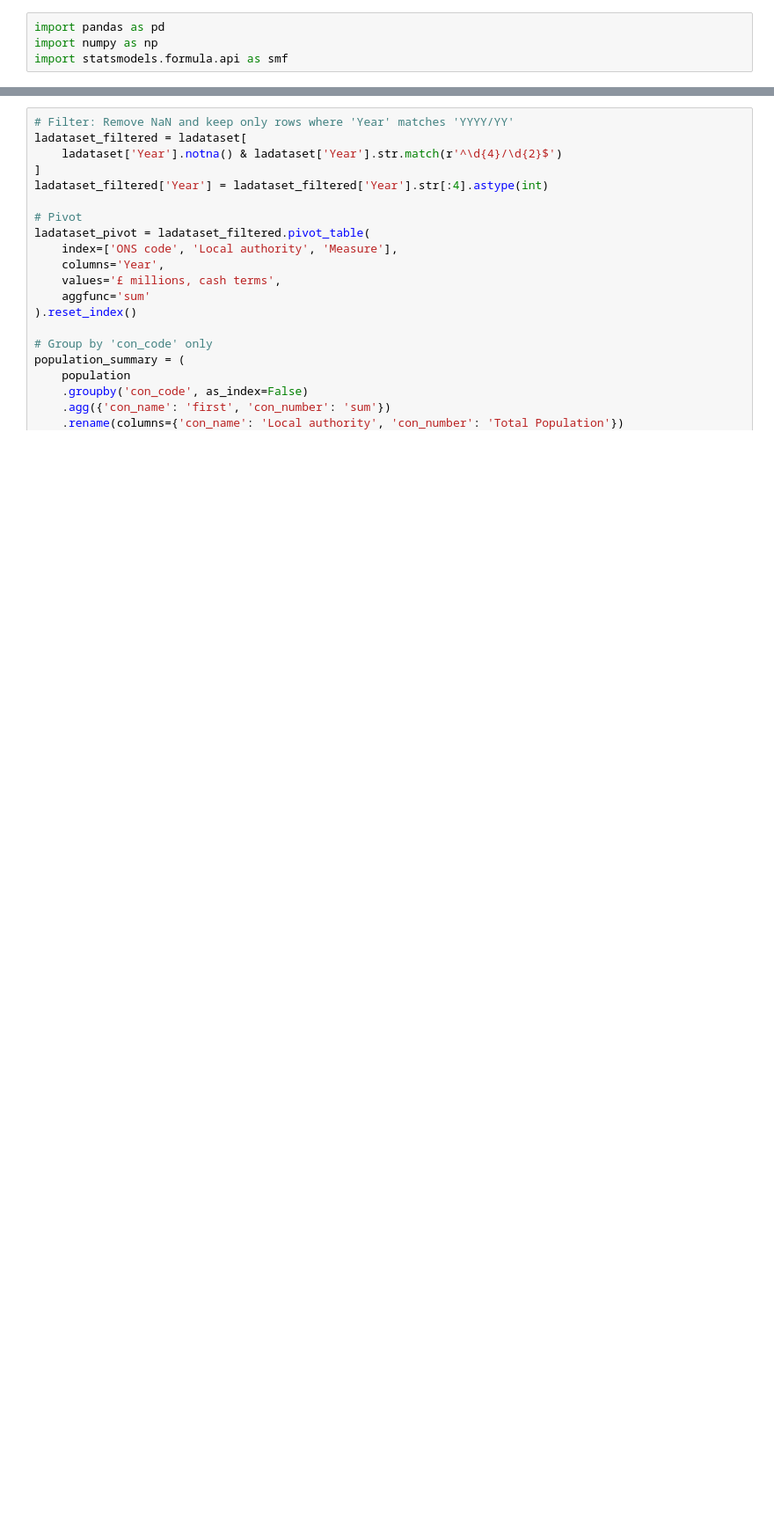
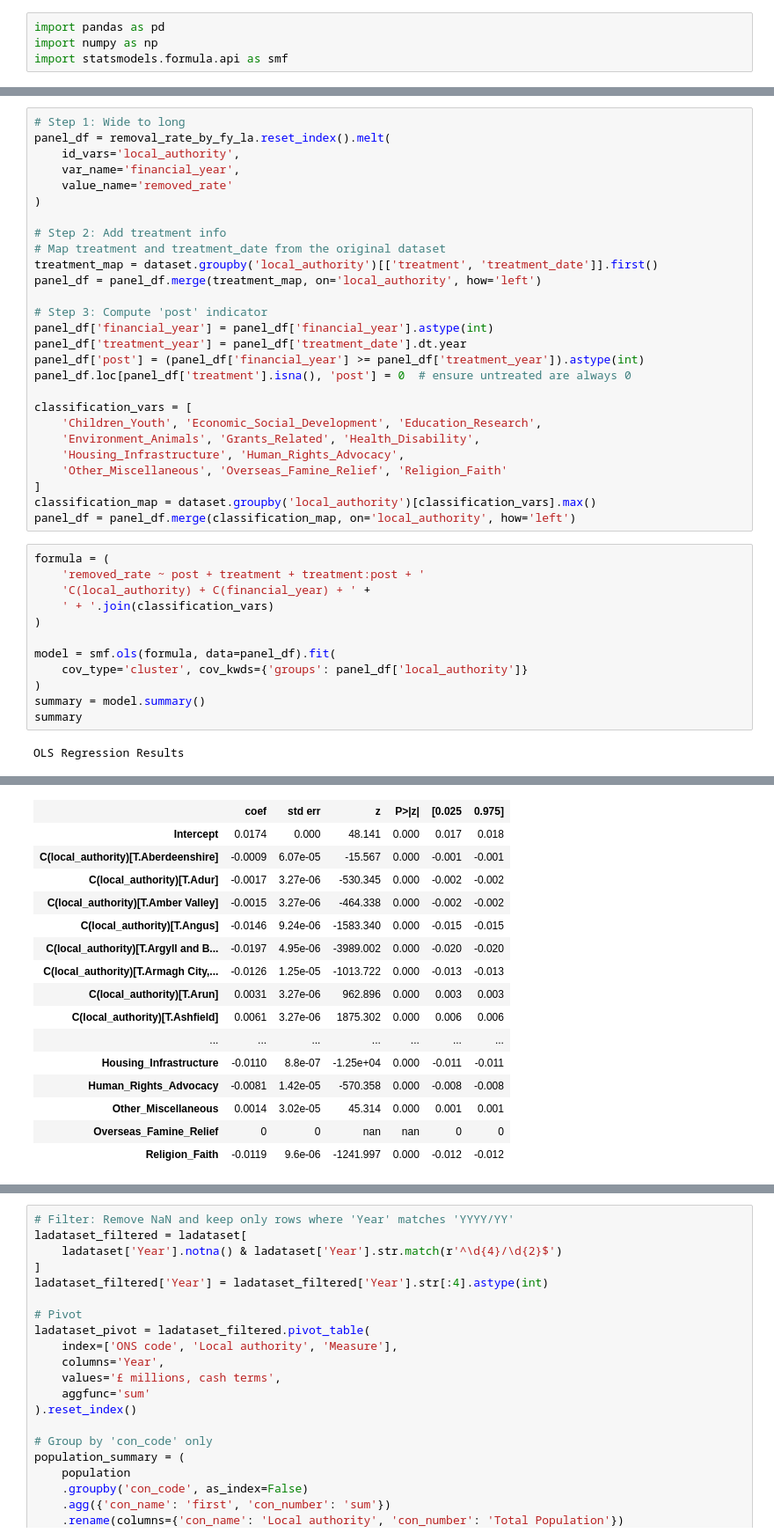
Before and after one commit to crystalyu917/The-Impact-of-Local-Council-Asset-Sales-on-Charity-Survival-in-England, a Jupyter notebook: src/analysis/ladata.ipynb, the cells around one changed output, grey strips where cells are left out. Shown at 88% size. Saved outputs shown, nothing was run; the diff lists cells and outputs as text; blank space fills up the shorter version.

Commit message:
regression update

```diff
--- a/src/analysis/ladata.ipynb
+++ b/src/analysis/ladata.ipynb
@@ -26,0 +115,41 @@ Index(['registered_charity_number', 'charity_name', 'postcode',
+# %%
+# Step 1: Wide to long
+panel_df = removal_rate_by_fy_la.reset_index().melt(
+    id_vars='local_authority',
+    var_name='financial_year',
+    value_name='removed_rate'
+)
+
+# Step 2: Add treatment info
+# Map treatment and treatment_date from the original dataset
+treatment_map = dataset.groupby('local_authority')[['treatment', 'treatment_date']].first()
+panel_df = panel_df.merge(treatment_map, on='local_authority', how='left')
+
+# Step 3: Compute 'post' indicator
+panel_df['financial_year'] = panel_df['financial_year'].astype(int)
+panel_df['treatment_year'] = panel_df['treatment_date'].dt.year
+panel_df['post'] = (panel_df['financial_year'] >= panel_df['treatment_year']).astype(int)
+panel_df.loc[panel_df['treatment'].isna(), 'post'] = 0  # ensure untreated are always 0
+
+classification_vars = [
+    'Children_Youth', 'Economic_Social_Development', 'Education_Research',
+    'Environment_Animals', 'Grants_Related', 'Health_Disability',
+    'Housing_Infrastructure', 'Human_Rights_Advocacy',
+    'Other_Miscellaneous', 'Overseas_Famine_Relief', 'Religion_Faith'
+]
+classification_map = dataset.groupby('local_authority')[classification_vars].max()
+panel_df = panel_df.merge(classification_map, on='local_authority', how='left')
+# %%
+formula = (
+    'removed_rate ~ post + treatment + treatment:post + '
+    'C(local_authority) + C(financial_year) + ' +
+    ' + '.join(classification_vars)
+)
+
+model = smf.ols(formula, data=panel_df).fit(
+    cov_type='cluster', cov_kwds={'groups': panel_df['local_authority']}
+)
+summary = model.summary()
+summary
+# %% [output]
+OLS Regression Results
@@ -26,0 +165,16 @@ Index(['registered_charity_number', 'charity_name', 'postcode',
+|  | coef | std err | z | P>|z| | [0.025 | 0.975] |
+| Intercept | 0.0174 | 0.000 | 48.141 | 0.000 | 0.017 | 0.018 |
+| C(local_authority)[T.Aberdeenshire] | -0.0009 | 6.07e-05 | -15.567 | 0.000 | -0.001 | -0.001 |
+| C(local_authority)[T.Adur] | -0.0017 | 3.27e-06 | -530.345 | 0.000 | -0.002 | -0.002 |
+| C(local_authority)[T.Amber Valley] | -0.0015 | 3.27e-06 | -464.338 | 0.000 | -0.002 | -0.002 |
+| C(local_authority)[T.Angus] | -0.0146 | 9.24e-06 | -1583.340 | 0.000 | -0.015 | -0.015 |
+| C(local_authority)[T.Argyll and B... | -0.0197 | 4.95e-06 | -3989.002 | 0.000 | -0.020 | -0.020 |
+| C(local_authority)[T.Armagh City,... | -0.0126 | 1.25e-05 | -1013.722 | 0.000 | -0.013 | -0.013 |
+| C(local_authority)[T.Arun] | 0.0031 | 3.27e-06 | 962.896 | 0.000 | 0.003 | 0.003 |
+| C(local_authority)[T.Ashfield] | 0.0061 | 3.27e-06 | 1875.302 | 0.000 | 0.006 | 0.006 |
+| ... | ... | ... | ... | ... | ... | ... |
+| Housing_Infrastructure | -0.0110 | 8.8e-07 | -1.25e+04 | 0.000 | -0.011 | -0.011 |
+| Human_Rights_Advocacy | -0.0081 | 1.42e-05 | -570.358 | 0.000 | -0.008 | -0.008 |
+| Other_Miscellaneous | 0.0014 | 3.02e-05 | 45.314 | 0.000 | 0.001 | 0.001 |
+| Overseas_Famine_Relief | 0 | 0 | nan | nan | 0 | 0 |
+| Religion_Faith | -0.0119 | 9.6e-06 | -1241.997 | 0.000 | -0.012 | -0.012 |
```
Also changed, not shown: parts of 19 cells of this notebook.
